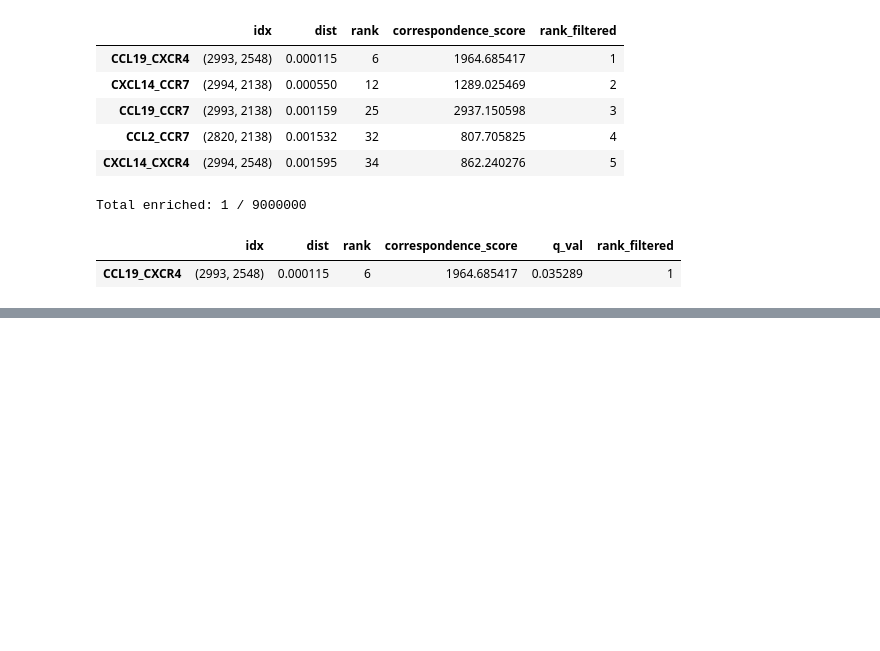
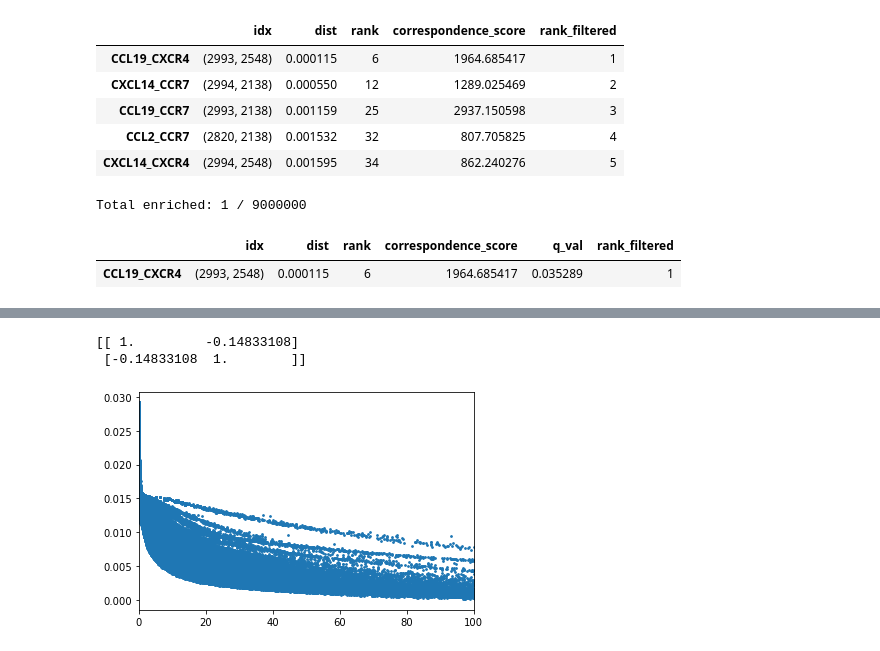
Before and after one commit to qwerty239qwe/Xct, a Jupyter notebook: note_test-LS.ipynb, the cells around one changed output, grey strips where cells are left out. Saved outputs shown, nothing was run; the diff lists cells and outputs as text; code cells hidden in the pictures; blank space fills up the shorter version.

```diff
--- a/note_test-LS.ipynb
+++ b/note_test-LS.ipynb
@@ -447,0 +498,3 @@ Total enriched: 1 / 9000000
+# %%
+df_nn = obj1.nn_output(projections)
+df_nn.head()
@@ -447,0 +512,15 @@ Total enriched: 1 / 9000000
+# %%
+#check corr
+select = df_nn['correspondence_score'] != 0
+nX = np.asarray(df_nn['correspondence_score'][select])
+nY = np.asarray(df_nn['dist'][select])
+r = np.corrcoef(nX, nY)
+print(r)
+
+plt.scatter(nX, nY, s=3)
+plt.xlim(0, 100)
+plt.show()
+# %% [output]
+[[ 1.         -0.14833108]
+ [-0.14833108  1.        ]]
+[figure, added]
```
Also changed, not shown: parts of 10 cells of this notebook, 4 other files.
